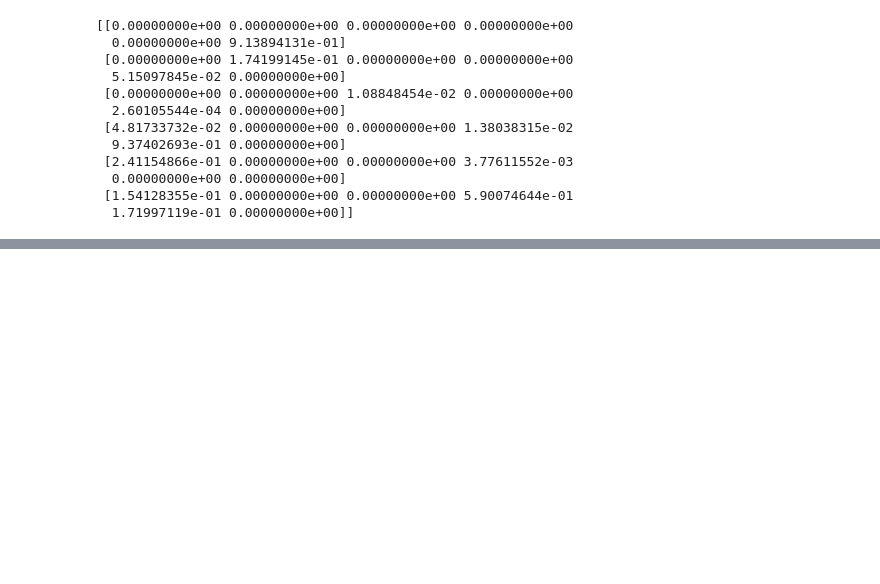
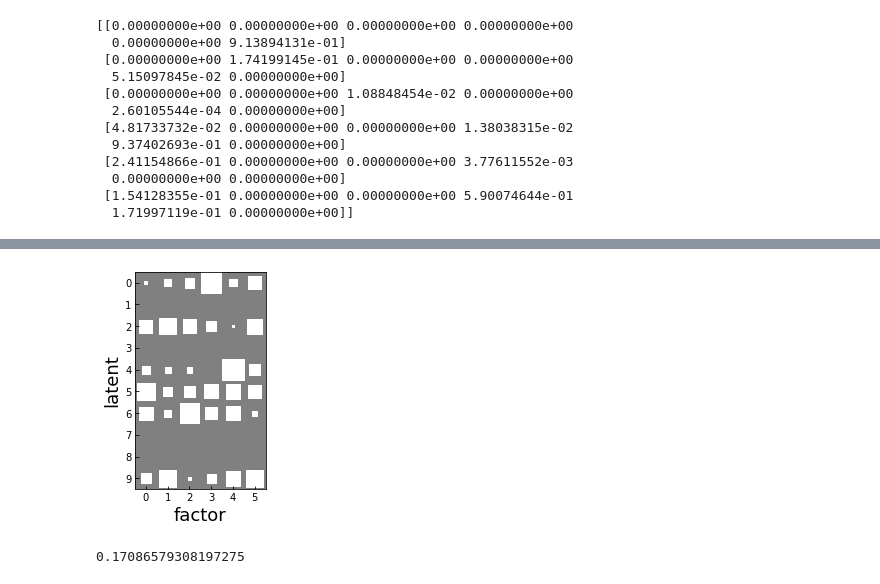
Before and after one commit to mjkleinman/common-vae, a Jupyter notebook: notebooks/Plots.ipynb, the cells around one changed output, grey strips where cells are left out. Saved outputs shown, nothing was run; the diff lists cells and outputs as text; code cells hidden in the pictures; blank space fills up the shorter version.

```diff
--- a/notebooks/Plots.ipynb
+++ b/notebooks/Plots.ipynb
@@ -154,0 +166,40 @@ print(vae_R)
+# %%
+device = 'cuda'
+def infer(model, data):
+    with torch.no_grad():
+        model.eval()
+        device = next(model.parameters()).device
+
+        latents, targets = [], []
+        for x, t in data:
+            x, xa, xb = x
+            x = x.to(device=device)
+            xa = xa.to(device=device)
+            xb = xb.to(device=device)
+
+            post_mean, post_logvar, _, _, _, _ = model.encoder(xa, xb)
+            latents.append(post_mean.cpu())
+            targets.append(t[0])
+
+    latents = torch.cat(latents)
+    targets = torch.cat(targets)
+
+    return latents, targets
+# %%
+l, t = infer(model, test_loader)
+# %%
+from analysis.metrics import DCIMetrics
+metric_data = (l, t)
+eastwood = DCIMetrics(metric_data, n_factors=6)
+# %%
+vae_scores = eastwood(model, model_zs = metric_data)
+vae_R = vae_scores.R_coeff
+# %%
+from analysis.hinton import hinton
+hinton(vae_R, 'factor', 'latent', fontsize=18)
+# %% [output]
+[figure, added]
+# %%
+print(vae_scores.overall_disentanglment)
+# %% [output]
+0.17086579308197275
```
Also changed, not shown: parts of 11 cells of this notebook, 7 other files.
